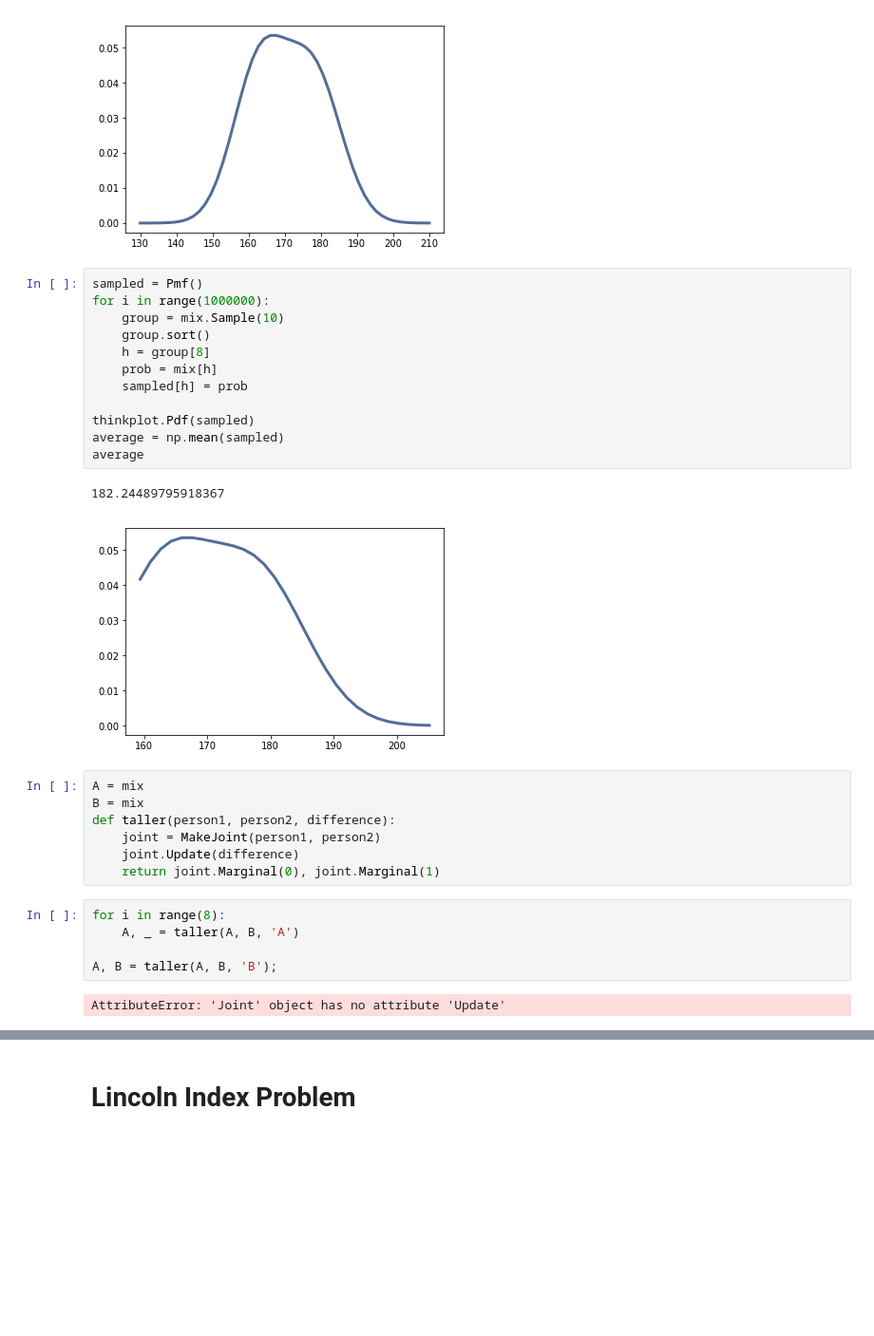
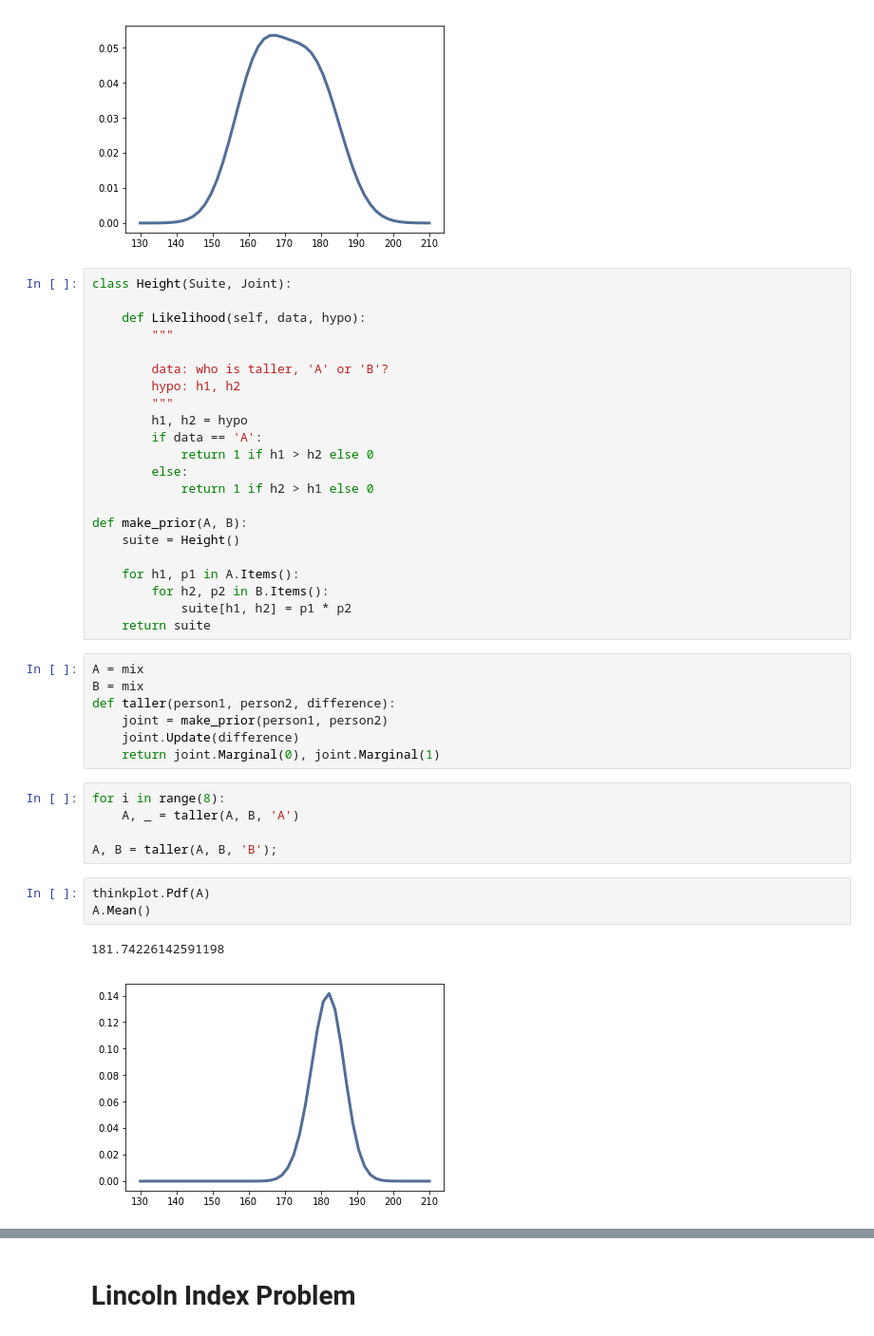
Before and after one commit to CamilleGirard/ThinkBayes2, a Jupyter notebook: examples/Homework 4.ipynb, the cells around one changed output, grey strips where cells are left out. Shown at 95% size. Drawn from its saved outputs; the diff is of its cells as text; blank space fills up the shorter version.

```diff
--- a/examples/Homework 4.ipynb
+++ b/examples/Homework 4.ipynb
@@ -64,26 +64,33 @@ mix = thinkbayes2.MakeMixture(metapmf)
 thinkplot.Pdf(mix)
 # %% [output]
 [figure]
-# %%
-sampled = Pmf()
-for i in range(1000000):
-    group = mix.Sample(10)
-    group.sort()
-    h = group[8]
-    prob = mix[h]
-    sampled[h] = prob
-
-thinkplot.Pdf(sampled)
-average = np.mean(sampled)
-average
-# %% [output]
-182.24489795918367
-[figure, removed]
+# %%
+class Height(Suite, Joint):
+
+    def Likelihood(self, data, hypo):
+        """
+
+        data: who is taller, 'A' or 'B'?
+        hypo: h1, h2
+        """
+        h1, h2 = hypo
+        if data == 'A':
+            return 1 if h1 > h2 else 0
+        else:
+            return 1 if h2 > h1 else 0
+
+def make_prior(A, B):
+    suite = Height()
+
+    for h1, p1 in A.Items():
+        for h2, p2 in B.Items():
+            suite[h1, h2] = p1 * p2
+    return suite
 # %%
 A = mix
 B = mix
 def taller(person1, person2, difference):
-    joint = MakeJoint(person1, person2)
+    joint = make_prior(person1, person2)
     joint.Update(difference)
     return joint.Marginal(0), joint.Marginal(1)
 # %%
@@ -91,5 +98,9 @@ for i in range(8):
     A, _ = taller(A, B, 'A')
 
 A, B = taller(A, B, 'B');
-# %% [output]
-AttributeError: 'Joint' object has no attribute 'Update'
+# %%
+thinkplot.Pdf(A)
+A.Mean()
+# %% [output]
+181.74226142591198
+[figure, added]
```
Also changed, not shown: parts of 19 cells of this notebook.
